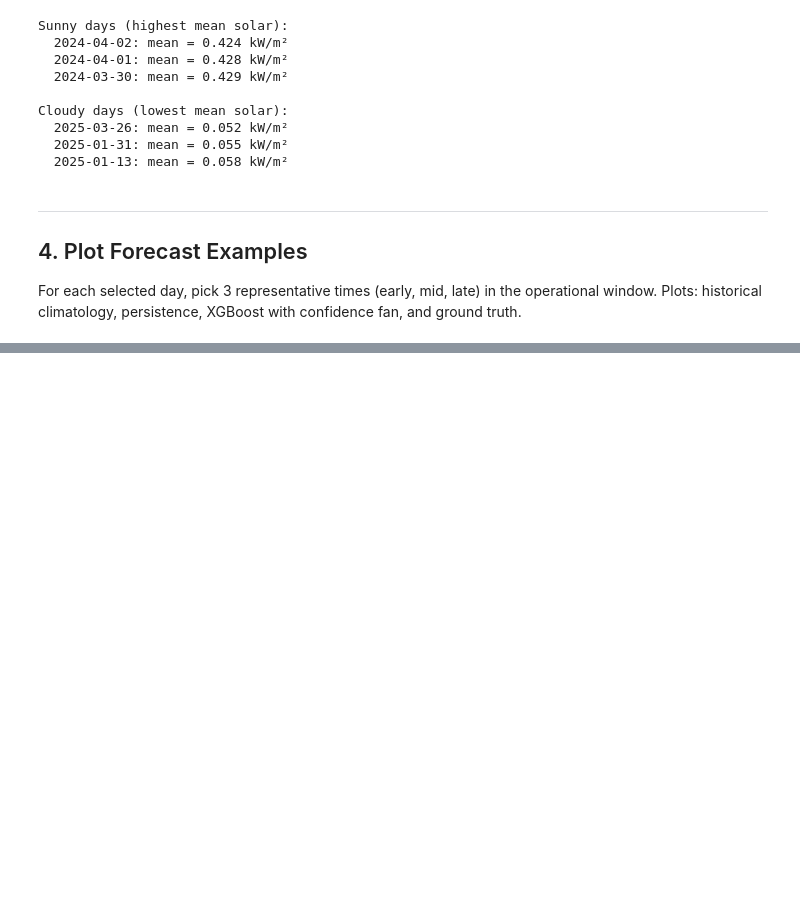
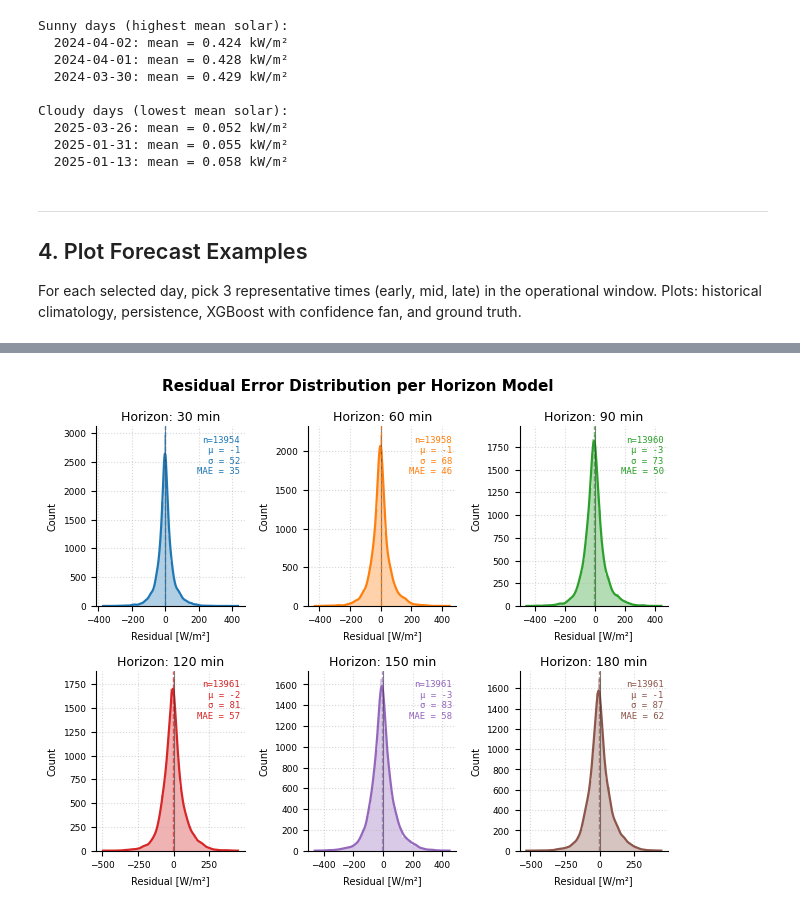
Before and after one commit to MariaRiojas/GalapaOS, a Jupyter notebook: code_from_sala/visualization.ipynb, the cells around one changed output, grey strips where cells are left out. Cells and saved outputs as stored; diff of their text form; code cells hidden in the pictures; blank space fills up the shorter version.

```diff
--- a/code_from_sala/visualization.ipynb
+++ b/code_from_sala/visualization.ipynb
@@ -402,0 +404,72 @@ plt.show()
+# %%
+# --- Residual Error Distribution for Each Horizon Model (2×3 grid) ---
+solar_vals = test["solar_kw"].values
+
+# Compute residuals for all 6 horizon models on the full test set
+residuals = {}
+for s, h in zip(steps, horizon_names):
+    target = f"target_solar_diff_{h}"
+    pred_ramp = models[h].predict(test[feature_cols])
+    pred_abs = np.clip(solar_vals + pred_ramp, 0, None)
+    actual_abs = solar_vals + test[target].values
+    mask = (~np.isnan(actual_abs)) & (actual_abs > 0.01)
+    residual_wm2 = (actual_abs - pred_abs) * 1000  # convert to W/m²
+    residuals[h] = residual_wm2[mask]
+
+# Horizon display labels
+horizon_labels = [f"{s*30} min" for s in steps]
+
+# Color palette matching the established scheme
+horizon_colors = ["#1f77b4", "#ff7f0e", "#2ca02c", "#d62728", "#9467bd", "#8c564b"]
+
+fig, axes = plt.subplots(2, 3, figsize=(6.5, 5.2))
+axes_flat = axes.flatten()
+
+for idx, (h, label) in enumerate(zip(horizon_names, horizon_labels)):
+    ax = axes_flat[idx]
+    res = residuals[h]
+    n = len(res)
+
+    # Histogram (counts, not density)
+    counts, bins, _ = ax.hist(res, bins=60, density=False,
+                              color=horizon_colors[idx],
+                              alpha=0.35, edgecolor="none")
+
+    # KDE scaled to match histogram area
+    from scipy.stats import gaussian_kde
+    kde = gaussian_kde(res)
+    x_grid = np.linspace(res.min(), res.max(), 300)
+    bin_width = bins[1] - bins[0]
+    kde_scaled = kde(x_grid) * n * bin_width
+    ax.plot(x_grid, kde_scaled, color=horizon_colors[idx],
+            lw=1.6, label="KDE (scaled)")
+
+    # Zero line
+    ax.axvline(0, color="#333333", ls="-", lw=0.8, alpha=0.6)
+
+    # Mean line
+    mean_res = np.mean(res)
+    ax.axvline(mean_res, color=horizon_colors[idx], ls="--", lw=1.0, alpha=0.7)
+
+    # Annotate stats
+    std_res = np.std(res)
+    ax.text(0.97, 0.95, f"n={n}\nμ = {mean_res:+.0f}\nσ = {std_res:.0f}\nMAE = {np.mean(np.abs(res)):.0f}",
+            transform=ax.transAxes, fontsize=6.5, va="top", ha="right",
+            color=horizon_colors[idx], fontfamily="monospace")
+
+    # --- Formatting (matching existing style) ---
+    ax.spines["top"].set_visible(False)
+    ax.spines["right"].set_visible(False)
+    ax.grid(True, linestyle=":", alpha=0.5, zorder=0)
+    ax.set_title(f"Horizon: {label}", pad=4, fontsize=9)
+    ax.set_xlabel("Residual [W/m²]", fontsize=7)
+    ax.set_ylabel("Count", fontsize=7)
+    ax.tick_params(labelsize=6.5)
+
+plt.tight_layout(rect=[0, 0, 1, 0.97])
+fig.text(0.5, 0.98, "Residual Error Distribution per Horizon Model",
+         fontsize=11, fontweight="bold", ha="center")
+# plt.savefig("residual_distribution_grid.pdf", dpi=300, bbox_inches="tight")
+plt.show()
+# %% [output]
+[figure, added]
```
Also changed, not shown: parts of 2 cells of this notebook, 1 other file.
